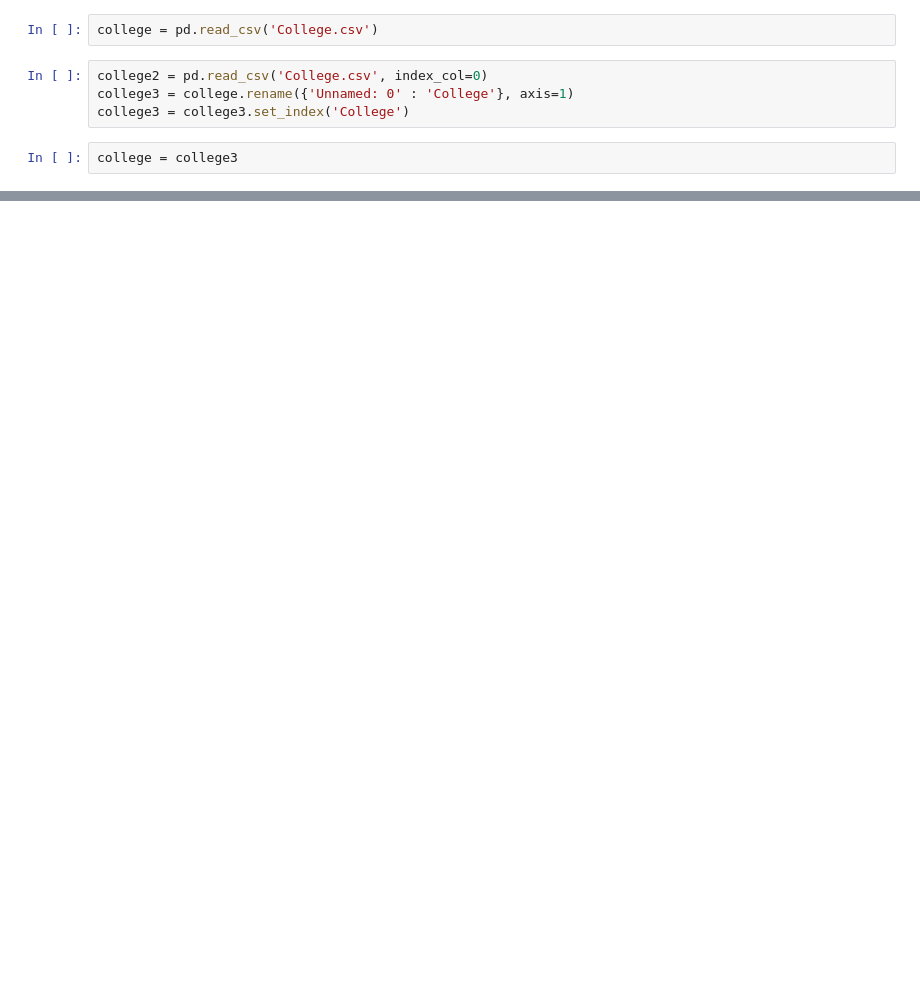
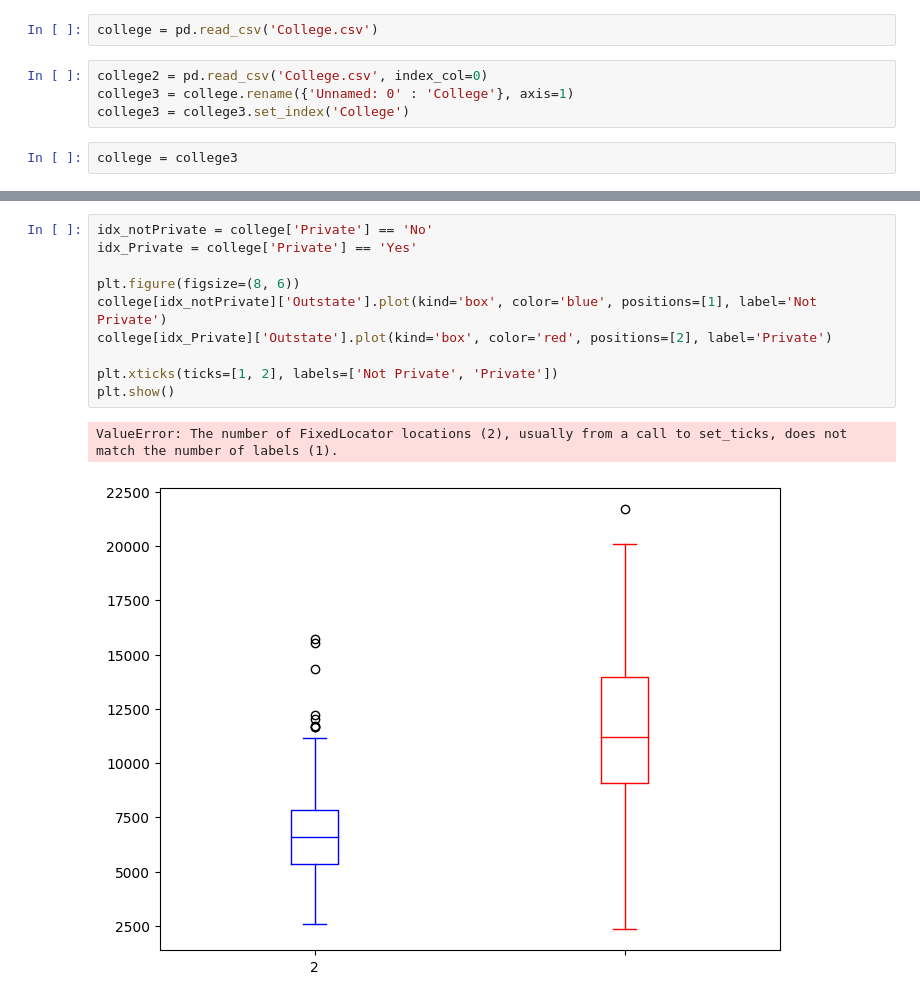
Before and after one commit to gabriel-marchetti/personal, a Jupyter notebook: aula_unicamp/2024_1s/mc886/chapter1/exercise8/exercise8.ipynb, the cells around one changed output, grey strips where cells are left out. Saved outputs shown, nothing was run; the diff lists cells and outputs as text; blank space fills up the shorter version.

```diff
--- a/aula_unicamp/2024_1s/mc886/chapter1/exercise8/exercise8.ipynb
+++ b/aula_unicamp/2024_1s/mc886/chapter1/exercise8/exercise8.ipynb
@@ -42,0 +39,13 @@ interestingAttibutes
+# %%
+idx_notPrivate = college['Private'] == 'No'
+idx_Private = college['Private'] == 'Yes'
+
+plt.figure(figsize=(8, 6))
+college[idx_notPrivate]['Outstate'].plot(kind='box', color='blue', positions=[1], label='Not Private')
+college[idx_Private]['Outstate'].plot(kind='box', color='red', positions=[2], label='Private')
+
+plt.xticks(ticks=[1, 2], labels=['Not Private', 'Private'])
+plt.show()
+# %% [output]
+ValueError: The number of FixedLocator locations (2), usually from a call to set_ticks, does not match the number of labels (1).
+[figure, added]
```
Also changed, not shown: parts of 5 cells of this notebook.
